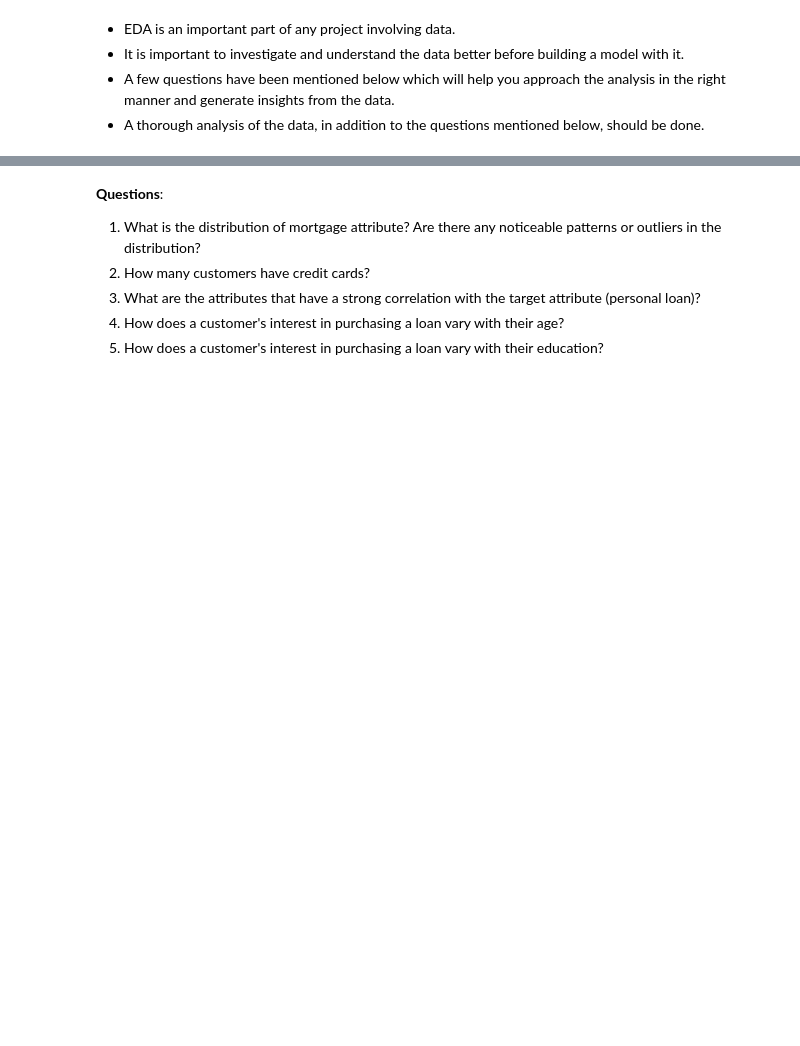
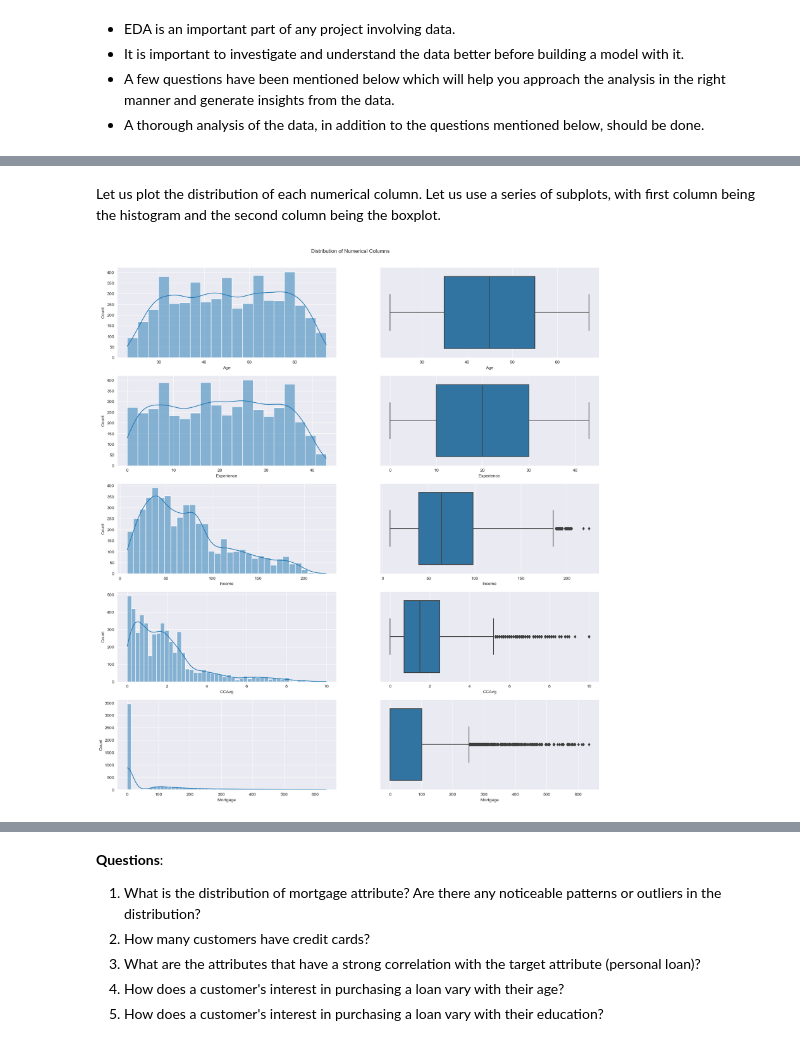
Before and after one commit to tinlong/AIML, a Jupyter notebook: Machine Learning/Project 2/Patrick Leong - SL_Full_Code.ipynb, the cells around one changed output, grey strips where cells are left out. Saved outputs shown, nothing was run; the diff lists cells and outputs as text; code cells hidden in the pictures; blank space fills up the shorter version.

```diff
--- a/Machine Learning/Project 2/Patrick Leong - SL_Full_Code.ipynb
+++ b/Machine Learning/Project 2/Patrick Leong - SL_Full_Code.ipynb
@@ -118,0 +211,19 @@ memory usage: 333.2 KB
+# %% [markdown]
+Let us plot the distribution of each numerical column. Let us use a series of subplots, with first column being the histogram and the second column being the boxplot.
+# %%
+fig, axes = plt.subplots(5, 2, figsize=(20, 20))
+fig.suptitle('Distribution of Numerical Columns')
+sns.histplot(data=df, x='Age', kde=True, ax=axes[0, 0])
+sns.boxplot(data=df, x='Age', ax=axes[0, 1])
+sns.histplot(data=df, x='Experience', kde=True, ax=axes[1, 0])
+sns.boxplot(data=df, x='Experience', ax=axes[1, 1])
+sns.histplot(data=df, x='Income', kde=True, ax=axes[2, 0])
+sns.boxplot(data=df, x='Income', ax=axes[2, 1])
+sns.histplot(data=df, x='CCAvg', kde=True, ax=axes[3, 0])
+sns.boxplot(data=df, x='CCAvg', ax=axes[3, 1])
+sns.histplot(data=df, x='Mortgage', kde=True, ax=axes[4, 0])
+sns.boxplot(data=df, x='Mortgage', ax=axes[4, 1])
+plt.subplots_adjust(top=0.95)
+plt.show()
+# %% [output]
+[figure, added]
```
Also changed, not shown: parts of 32 cells of this notebook, 1 other file.
